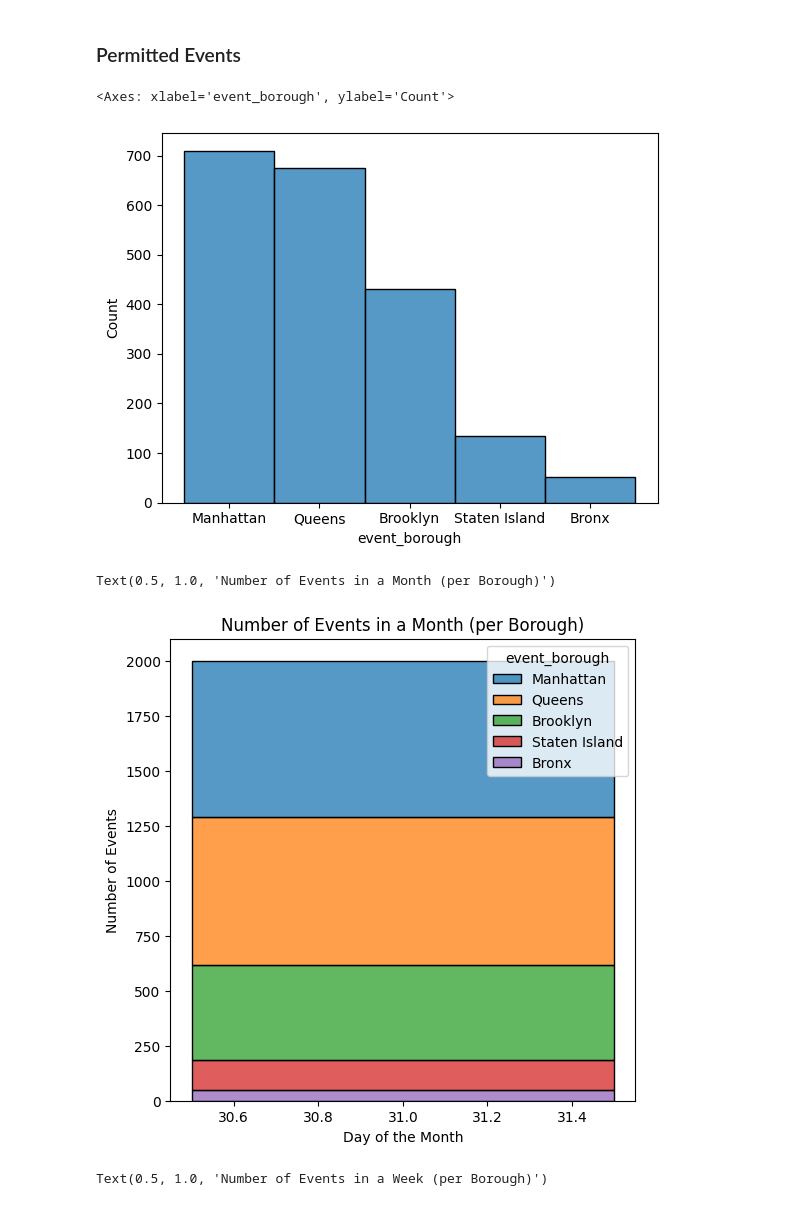
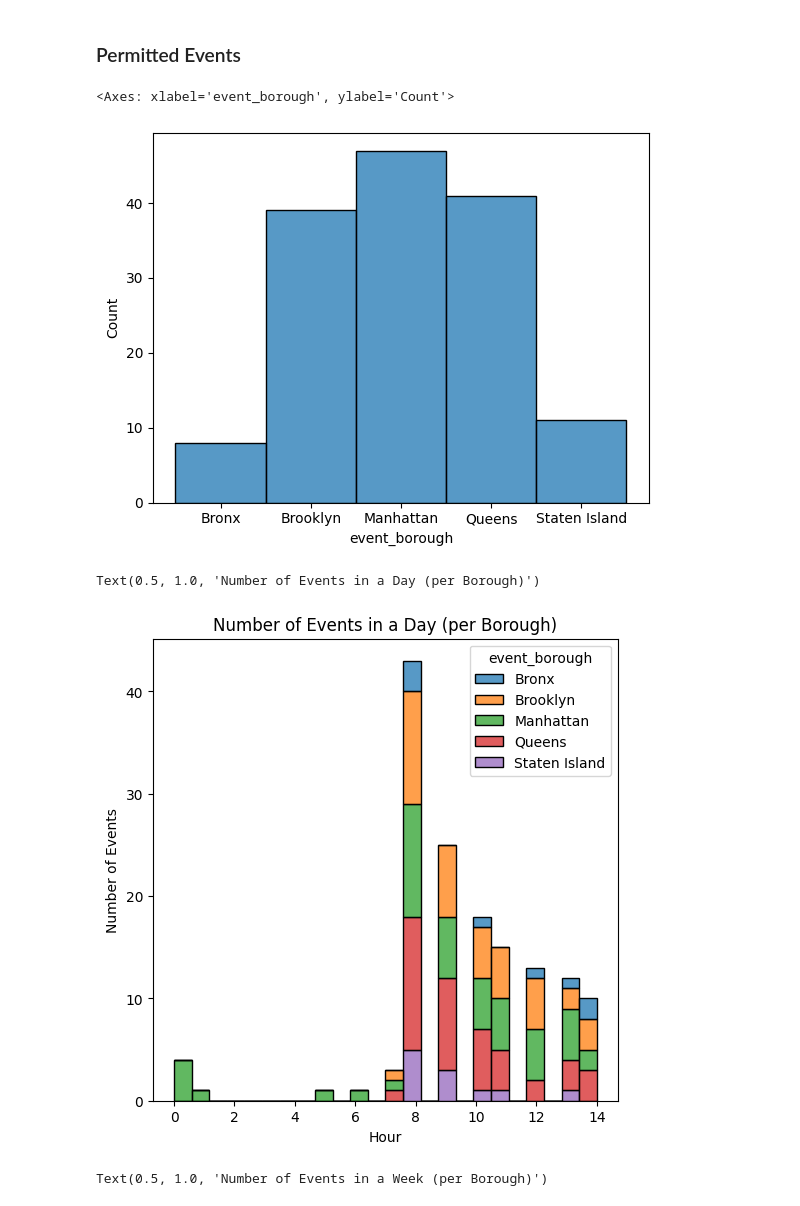
Before and after one commit to ikml-bsrn/NYC_Transportation_Demand, a Jupyter notebook: NYC_transportation_demand.ipynb, the cells around one changed output. Cells and saved outputs as stored; diff of their text form; code cells hidden in the pictures.

```diff
--- a/NYC_transportation_demand.ipynb
+++ b/NYC_transportation_demand.ipynb
@@ -55,7 +55,7 @@ bus_ridership_df = pd.read_csv('https://data.ny.gov/resource/kv7t-n8in.csv?$quer
 
 permitted_events_historical_url = (
     "https://data.cityofnewyork.us/resource/bkfu-528j.json?" #json file
-    "$limit=2000&" #limit
+    "$limit=3000&" #limit
     "$where=start_date_time%20%3E%3D%20%272024-12-01T00:00:00%27" #start_date_time in Dec 2024
     "%20AND%20start_date_time%20%3C%20%272025-01-01T00:00:00%27"
     )
@@ -544,20 +617,20 @@ sns.histplot(data=trips_df, x='PULocationID', hue='service_provider', bins=200,
 # %% [markdown]
 ### Permitted Events
 # %%
-sns.histplot(data=permitted_events_historical_df, x=permitted_events_historical_df['event_borough'])
+sns.histplot(data=event_counts_by_borough_df, x=event_counts_by_borough_df['event_borough'])
 # %% [output]
 <Axes: xlabel='event_borough', ylabel='Count'>
-[figure, old version]
+[figure, new version]
 # %%
 plt.figure(figsize=(6,6))
-sns.histplot(data=permitted_events_historical_df, x=permitted_events_historical_df['start_date_time'].dt.days_in_month, hue='event_borough', multiple='stack')
+sns.histplot(data=event_counts_by_borough_df, x=event_counts_by_borough_df['start_date_time'].dt.hour, hue='event_borough', multiple='stack', bins=24)
 
-plt.xlabel('Day of the Month')
+plt.xlabel('Hour')
 plt.ylabel('Number of Events')
-plt.title('Number of Events in a Month (per Borough)')
+plt.title('Number of Events in a Day (per Borough)')
 # %% [output]
-Text(0.5, 1.0, 'Number of Events in a Month (per Borough)')
+Text(0.5, 1.0, 'Number of Events in a Day (per Borough)')
-[figure, old version]
+[figure, new version]
 # %%
 plt.figure(figsize=(8,6))
 sns.histplot(data=permitted_events_historical_df, x=permitted_events_historical_df['start_date_time'].dt.day_name(), hue='event_borough', multiple='stack')
```
Also changed, not shown: parts of 60 cells of this notebook.
